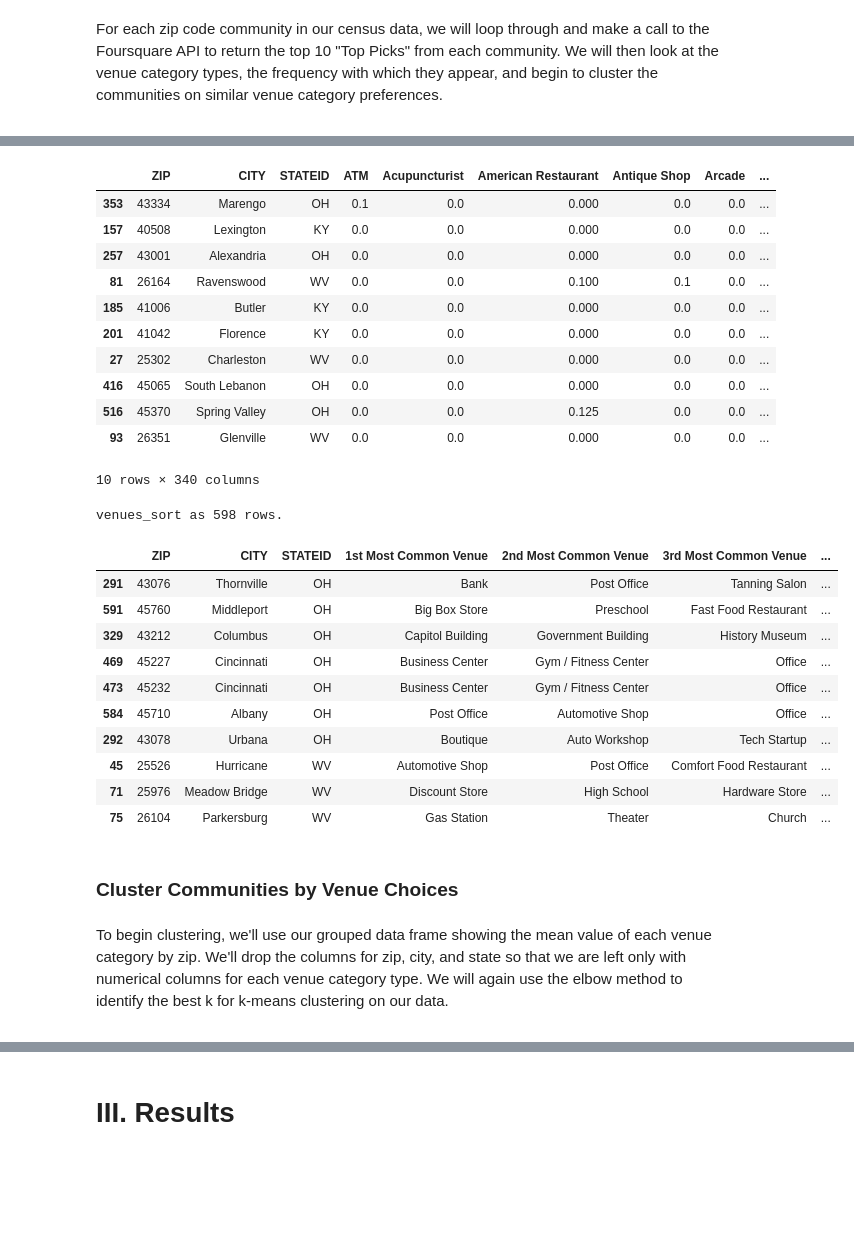
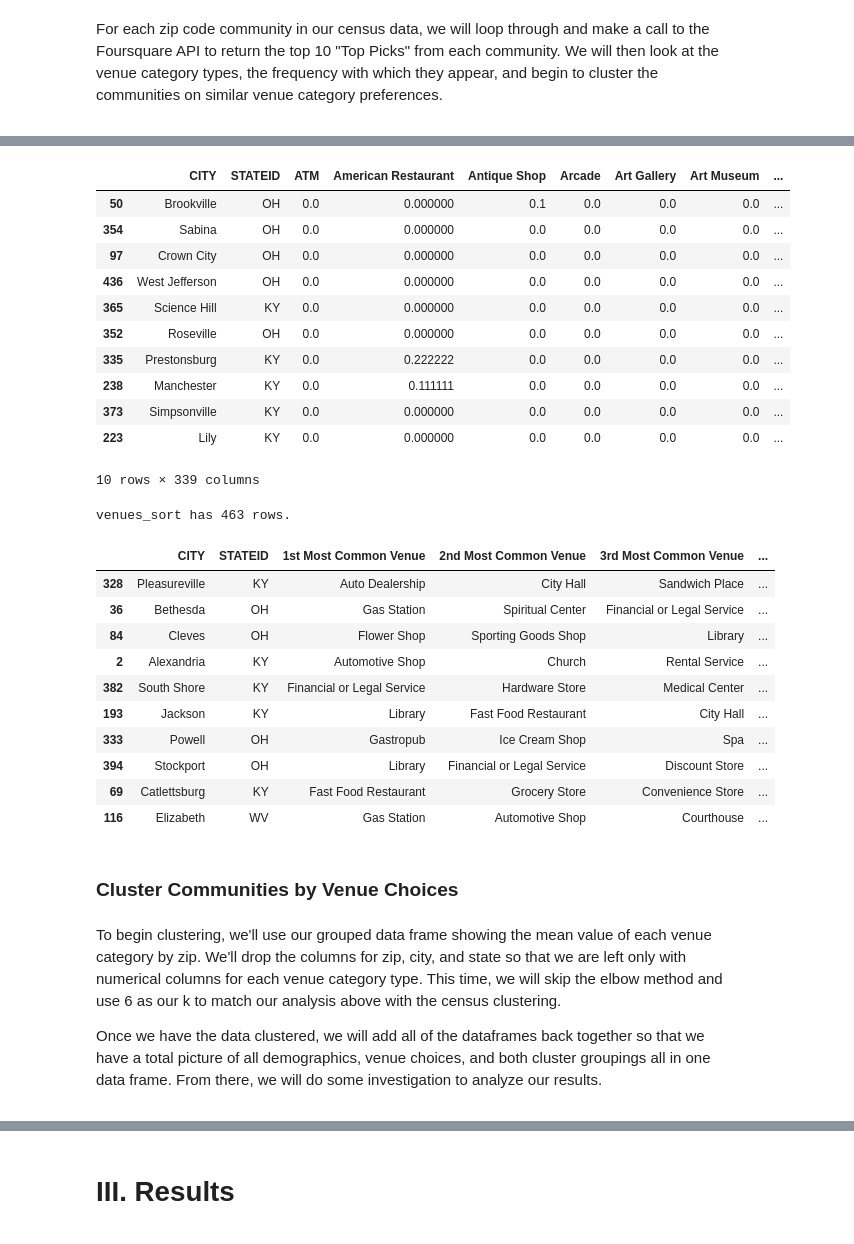
Before and after one commit to rsq215/Coursera_Capstone, a Jupyter notebook: RQueen Capstone Final Project - Part II.ipynb, the cells around one changed output, grey strips where cells are left out. Drawn from its saved outputs; the diff is of its cells as text; code cells hidden in the pictures; blank space fills up the shorter version.

```diff
--- a/RQueen Capstone Final Project - Part II.ipynb
+++ b/RQueen Capstone Final Project - Part II.ipynb
@@ -629,8 +639,8 @@ venue_df.describe(include='all')
 </div>
 # %%
-# One hot encoding
+# One hot encoding, converting categorical venues into numerical data for clustering
+venue_df = pd.read_csv(fsq_venues_city)
 venue_onehot = pd.get_dummies(venue_df[['CATEGORY']], prefix='', prefix_sep='')
-venue_onehot['ZIP'] = venue_df['ZIP']
 venue_onehot['CITY'] = venue_df['CITY']
 venue_onehot['STATEID'] = venue_df['STATEID']
 venue_onehot.sample(10)
@@ -650,65 +660,68 @@ venue_onehot.sample(10)
 # %%
-venue_grouped = venue_onehot.groupby(['ZIP','CITY','STATEID']).mean().reset_index()
+# Group dataframe by city with calculated average mean weight of each category in each city
+venue_grouped = venue_onehot.groupby(['CITY','STATEID']).mean().reset_index()
 venue_grouped.sample(10)
 # %% [output]
-|  | ZIP | CITY | STATEID | ATM | Acupuncturist | American Restaurant | Antique Shop | Arcade | ... |
-| 353 | 43334 | Marengo | OH | 0.1 | 0.0 | 0.000 | 0.0 | 0.0 | ... |
-| 157 | 40508 | Lexington | KY | 0.0 | 0.0 | 0.000 | 0.0 | 0.0 | ... |
-| 257 | 43001 | Alexandria | OH | 0.0 | 0.0 | 0.000 | 0.0 | 0.0 | ... |
-| 81 | 26164 | Ravenswood | WV | 0.0 | 0.0 | 0.100 | 0.1 | 0.0 | ... |
-| 185 | 41006 | Butler | KY | 0.0 | 0.0 | 0.000 | 0.0 | 0.0 | ... |
-| 201 | 41042 | Florence | KY | 0.0 | 0.0 | 0.000 | 0.0 | 0.0 | ... |
-| 27 | 25302 | Charleston | WV | 0.0 | 0.0 | 0.000 | 0.0 | 0.0 | ... |
-| 416 | 45065 | South Lebanon | OH | 0.0 | 0.0 | 0.000 | 0.0 | 0.0 | ... |
-| 516 | 45370 | Spring Valley | OH | 0.0 | 0.0 | 0.125 | 0.0 | 0.0 | ... |
-| 93 | 26351 | Glenville | WV | 0.0 | 0.0 | 0.000 | 0.0 | 0.0 | ... |
+|  | CITY | STATEID | ATM | American Restaurant | Antique Shop | Arcade | Art Gallery | Art Museum | ... |
+| 50 | Brookville | OH | 0.0 | 0.000000 | 0.1 | 0.0 | 0.0 | 0.0 | ... |
+| 354 | Sabina | OH | 0.0 | 0.000000 | 0.0 | 0.0 | 0.0 | 0.0 | ... |
+| 97 | Crown City | OH | 0.0 | 0.000000 | 0.0 | 0.0 | 0.0 | 0.0 | ... |
+| 436 | West Jefferson | OH | 0.0 | 0.000000 | 0.0 | 0.0 | 0.0 | 0.0 | ... |
+| 365 | Science Hill | KY | 0.0 | 0.000000 | 0.0 | 0.0 | 0.0 | 0.0 | ... |
+| 352 | Roseville | OH | 0.0 | 0.000000 | 0.0 | 0.0 | 0.0 | 0.0 | ... |
+| 335 | Prestonsburg | KY | 0.0 | 0.222222 | 0.0 | 0.0 | 0.0 | 0.0 | ... |
+| 238 | Manchester | KY | 0.0 | 0.111111 | 0.0 | 0.0 | 0.0 | 0.0 | ... |
+| 373 | Simpsonville | KY | 0.0 | 0.000000 | 0.0 | 0.0 | 0.0 | 0.0 | ... |
+| 223 | Lily | KY | 0.0 | 0.000000 | 0.0 | 0.0 | 0.0 | 0.0 | ... |
-10 rows × 340 columns
+10 rows × 339 columns
 # %%
 import numpy as np
 def return_top_venues(row, num):
-    row_cat = row.iloc[3:]
+    row_cat = row.iloc[2:]
     row_cat_sort = row_cat.sort_values(ascending=False)
     return row_cat_sort.index.values[0:num]
 
 num = 10
 indicators = ['st', 'nd', 'rd']
 
 # create columns according to number of top venues
-columns = ['ZIP','CITY','STATEID']
+columns = ['CITY','STATEID']
 for ind in np.arange(num):
     try:
         columns.append('{}{} Most Common Venue'.format(ind+1, indicators[ind]))
     except:
         columns.append('{}th Most Common Venue'.format(ind+1))
 
 venues_sort = pd.DataFrame(columns=columns)
-venues_sort['ZIP'] = venue_grouped['ZIP']
 venues_sort['CITY'] = venue_grouped['CITY']
 venues_sort['STATEID'] = venue_grouped['STATEID']
 
 for ind in np.arange(venue_grouped.shape[0]):
-    venues_sort.iloc[ind, 3:] = return_top_venues(venue_grouped.iloc[ind, 3:], num)
+    venues_sort.iloc[ind, 2:] = return_top_venues(venue_grouped.iloc[ind, 2:], num)
 
-print(f'venues_sort as {venues_sort.shape[0]} rows.')
+print(f'venues_sort has {venues_sort.shape[0]} rows.')
 venues_sort.sample(10)
 # %% [output]
-venues_sort as 598 rows.
+venues_sort has 463 rows.
-|  | ZIP | CITY | STATEID | 1st Most Common Venue | 2nd Most Common Venue | 3rd Most Common Venue | ... |
-| 291 | 43076 | Thornville | OH | Bank | Post Office | Tanning Salon | ... |
-| 591 | 45760 | Middleport | OH | Big Box Store | Preschool | Fast Food Restaurant | ... |
-| 329 | 43212 | Columbus | OH | Capitol Building | Government Building | History Museum | ... |
-| 469 | 45227 | Cincinnati | OH | Business Center | Gym / Fitness Center | Office | ... |
-| 473 | 45232 | Cincinnati | OH | Business Center | Gym / Fitness Center | Office | ... |
-| 584 | 45710 | Albany | OH | Post Office | Automotive Shop | Office | ... |
-| 292 | 43078 | Urbana | OH | Boutique | Auto Workshop | Tech Startup | ... |
-| 45 | 25526 | Hurricane | WV | Automotive Shop | Post Office | Comfort Food Restaurant | ... |
-| 71 | 25976 | Meadow Bridge | WV | Discount Store | High School | Hardware Store | ... |
-| 75 | 26104 | Parkersburg | WV | Gas Station | Theater | Church | ... |
+|  | CITY | STATEID | 1st Most Common Venue | 2nd Most Common Venue | 3rd Most Common Venue | ... |
+| 328 | Pleasureville | KY | Auto Dealership | City Hall | Sandwich Place | ... |
+| 36 | Bethesda | OH | Gas Station | Spiritual Center | Financial or Legal Service | ... |
+| 84 | Cleves | OH | Flower Shop | Sporting Goods Shop | Library | ... |
+| 2 | Alexandria | KY | Automotive Shop | Church | Rental Service | ... |
+| 382 | South Shore | KY | Financial or Legal Service | Hardware Store | Medical Center | ... |
+| 193 | Jackson | KY | Library | Fast Food Restaurant | City Hall | ... |
+| 333 | Powell | OH | Gastropub | Ice Cream Shop | Spa | ... |
+| 394 | Stockport | OH | Library | Financial or Legal Service | Discount Store | ... |
+| 69 | Catlettsburg | KY | Fast Food Restaurant | Grocery Store | Convenience Store | ... |
+| 116 | Elizabeth | WV | Gas Station | Automotive Shop | Courthouse | ... |
 # %% [markdown]
 ### Cluster Communities by Venue Choices
 # %% [markdown]
 <div style="margin: 0 auto; width:1000px;">
     <p>
-        To begin clustering, we'll use our grouped data frame showing the mean value of each venue category by zip.  We'll drop the columns for zip, city, and state so that we are left only with numerical columns for each venue category type.  We will again use the elbow method to identify the best k for k-means clustering on our data.
+        To begin clustering, we'll use our grouped data frame showing the mean value of each venue category by zip.  We'll drop the columns for zip, city, and state so that we are left only with numerical columns for each venue category type.  This time, we will skip the elbow method and use 6 as our k to match our analysis above with the census clustering.
+    </p>
+    <p>
+        Once we have the data clustered, we will add all of the dataframes back together so that we have a total picture of all demographics, venue choices, and both cluster groupings all in one data frame.  From there, we will do some investigation to analyze our results.
     </p>
 </div>
```
Also changed, not shown: parts of 31 cells of this notebook.
